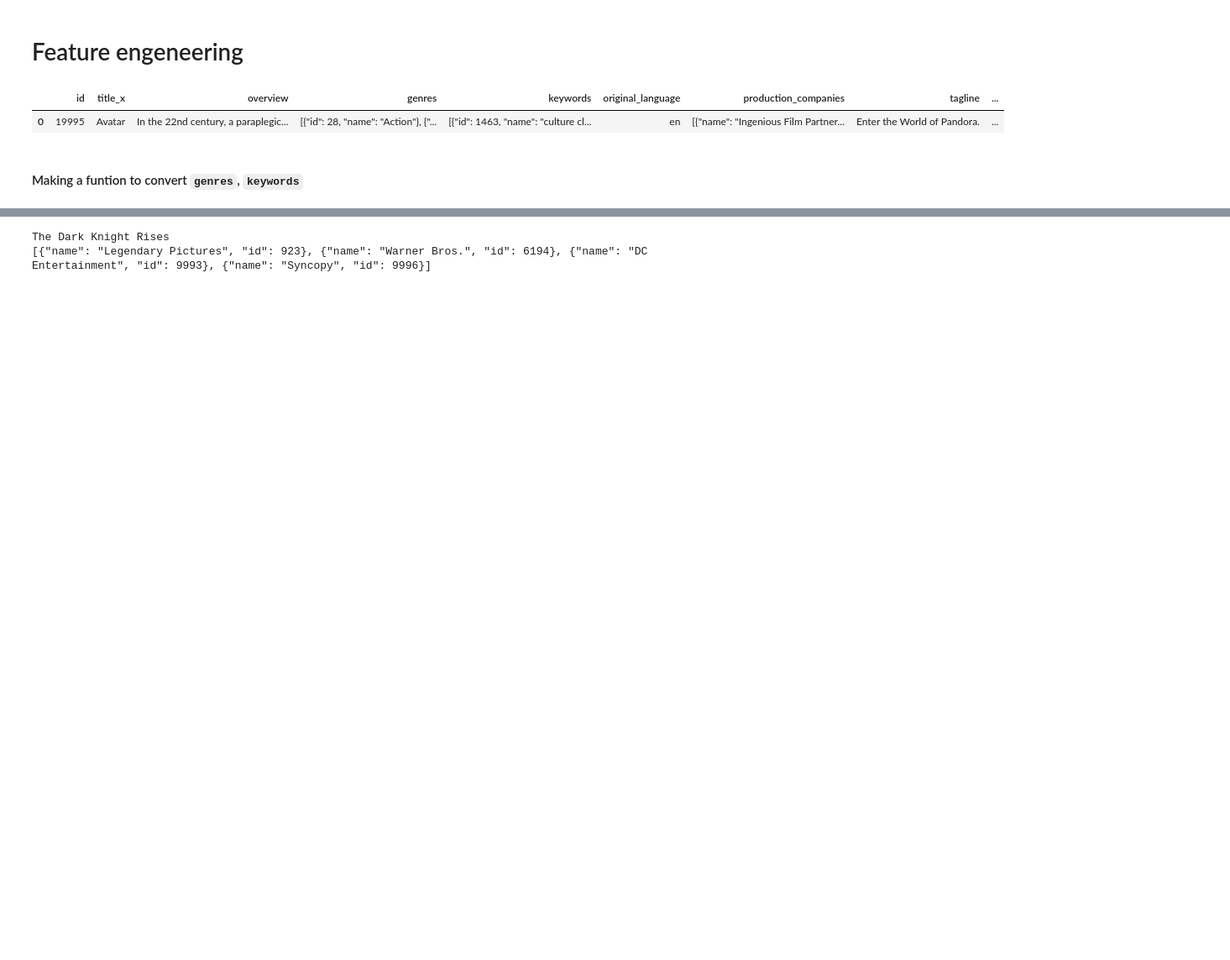
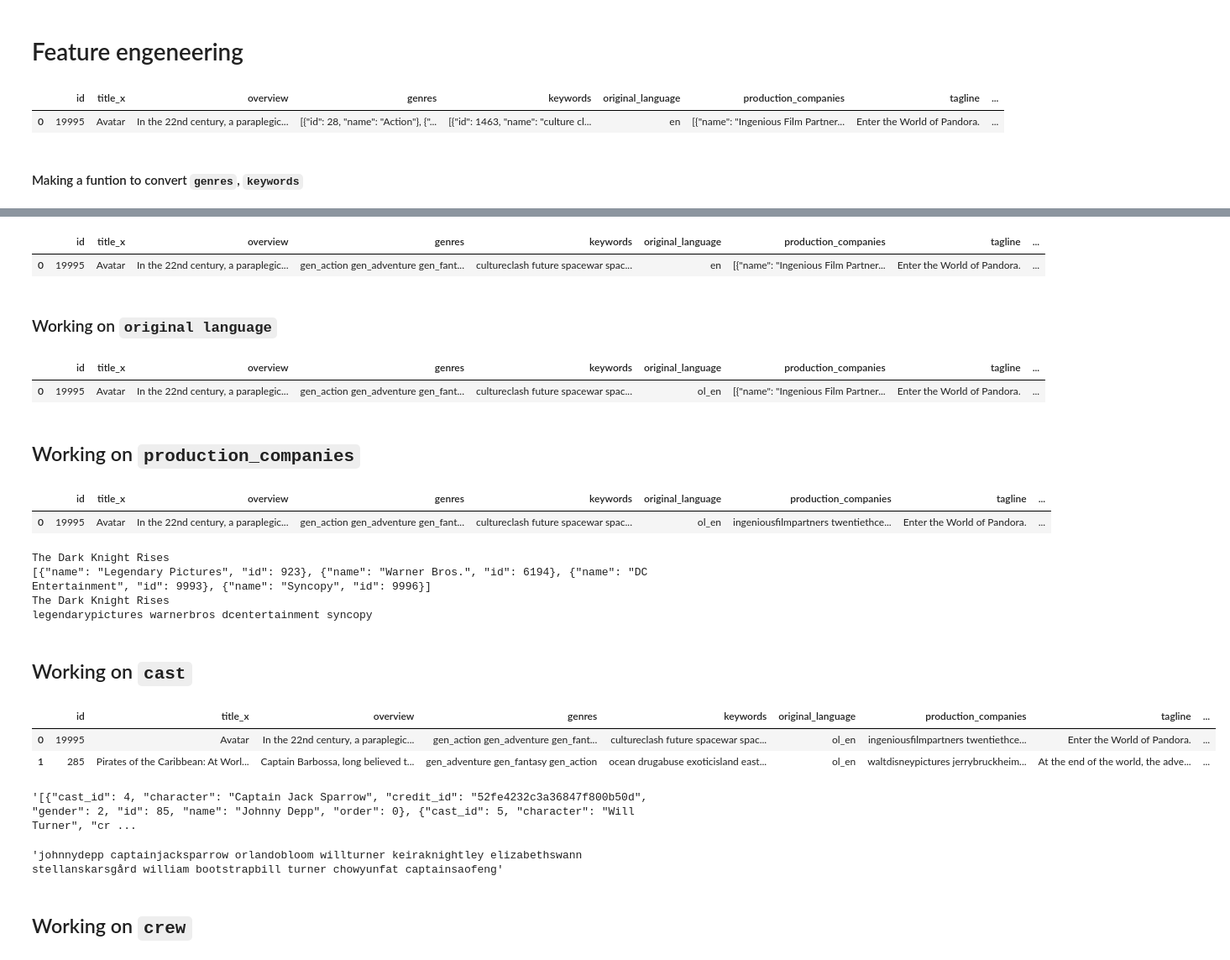
Before and after one commit to anmmashud/Recommendation_System_TMDB_5000_Movies, a Jupyter notebook: recommendation-system-tmdb-5000-movies.ipynb, the cells around one changed output, grey strips where cells are left out. Shown at 84% size. Cells and saved outputs as stored; diff of their text form; code cells hidden in the pictures; blank space fills up the shorter version.

```diff
--- a/recommendation-system-tmdb-5000-movies.ipynb
+++ b/recommendation-system-tmdb-5000-movies.ipynb
@@ -213,9 +147,0 @@ See the caveats in the documentation: https://pandas.pydata.org/pandas-docs/stab
-# %%
-# checking production companies
-print(movies.iloc[3].title_x)
-print(movies.iloc[3].production_companies)
-
-# so we will need all production companies name
-# %% [output]
-The Dark Knight Rises
-[{"name": "Legendary Pictures", "id": 923}, {"name": "Warner Bros.", "id": 6194}, {"name": "DC Entertainment", "id": 9993}, {"name": "Syncopy", "id": 9996}]
@@ -228,0 +168,7 @@ def convert_str(obj):
+# %%
+movies2.head(1)
+# %% [output]
+|  | id | title_x | overview | genres | keywords | original_language | production_companies | tagline | ... |
+| 0 | 19995 | Avatar | In the 22nd century, a paraplegic... | gen_action gen_adventure gen_fant... | cultureclash future spacewar spac... | en | [{"name": "Ingenious Film Partner... | Enter the World of Pandora. | ... |
+# %% [markdown]
+### Working on `original language`
@@ -228,0 +177,51 @@ def convert_str(obj):
+# %%
+movies3.head(1)
+# %% [output]
+|  | id | title_x | overview | genres | keywords | original_language | production_companies | tagline | ... |
+| 0 | 19995 | Avatar | In the 22nd century, a paraplegic... | gen_action gen_adventure gen_fant... | cultureclash future spacewar spac... | ol_en | [{"name": "Ingenious Film Partner... | Enter the World of Pandora. | ... |
+# %% [markdown]
+## Working on `production_companies`
+# %%
+movies4 = movies3.copy()
+# %%
+def convert_pc(obj):
+    List = []
+    for i in ast.literal_eval(obj):
+        List.append(i['name'])
+    text = ", ".join(List)
+    text = text.lower().replace(" ","").replace(","," ").replace("."," ").replace("  "," ")
+    return text
+# %%
+movies4['production_companies'] = movies4['production_companies'].apply(convert_pc)
+# %%
+movies4.head(1)
+# %% [output]
+|  | id | title_x | overview | genres | keywords | original_language | production_companies | tagline | ... |
+| 0 | 19995 | Avatar | In the 22nd century, a paraplegic... | gen_action gen_adventure gen_fant... | cultureclash future spacewar spac... | ol_en | ingeniousfilmpartners twentiethce... | Enter the World of Pandora. | ... |
+# %%
+# checking production companies
+print(movies.iloc[3].title_x)
+print(movies.iloc[3].production_companies)
+print(movies4.iloc[3].title_x)
+print(movies4.iloc[3].production_companies)
+# so we will need all production companies name
+# %% [output]
+The Dark Knight Rises
+[{"name": "Legendary Pictures", "id": 923}, {"name": "Warner Bros.", "id": 6194}, {"name": "DC Entertainment", "id": 9993}, {"name": "Syncopy", "id": 9996}]
+The Dark Knight Rises
+legendarypictures warnerbros dcentertainment syncopy
+# %% [markdown]
+## Working on `cast`
+# %%
+movies5 = movies4.copy()
+# %%
+movies5.head(2)
+# %% [output]
+|  | id | title_x | overview | genres | keywords | original_language | production_companies | tagline | ... |
+| 0 | 19995 | Avatar | In the 22nd century, a paraplegic... | gen_action gen_adventure gen_fant... | cultureclash future spacewar spac... | ol_en | ingeniousfilmpartners twentiethce... | Enter the World of Pandora. | ... |
+| 1 | 285 | Pirates of the Caribbean: At Worl... | Captain Barbossa, long believed t... | gen_adventure gen_fantasy gen_action | ocean drugabuse exoticisland east... | ol_en | waltdisneypictures jerrybruckheim... | At the end of the world, the adve... | ... |
+# %%
+movies5.iloc[1].cast
+# i need : character (first 5), name (first 5)
+# %% [output]
+'[{"cast_id": 4, "character": "Captain Jack Sparrow", "credit_id": "52fe4232c3a36847f800b50d", "gender": 2, "id": 85, "name": "Johnny Depp", "order": 0}, {"cast_id": 5, "character": "Will Turner", "cr ...
@@ -228,0 +240,6 @@ def convert_str(obj):
+# %%
+movies5.iloc[1].cast
+# %% [output]
+'johnnydepp captainjacksparrow orlandobloom willturner keiraknightley elizabethswann stellanskarsgård william bootstrapbill turner chowyunfat captainsaofeng'
+# %% [markdown]
+## Working on `crew`
```
Also changed, not shown: parts of 60 cells of this notebook.
